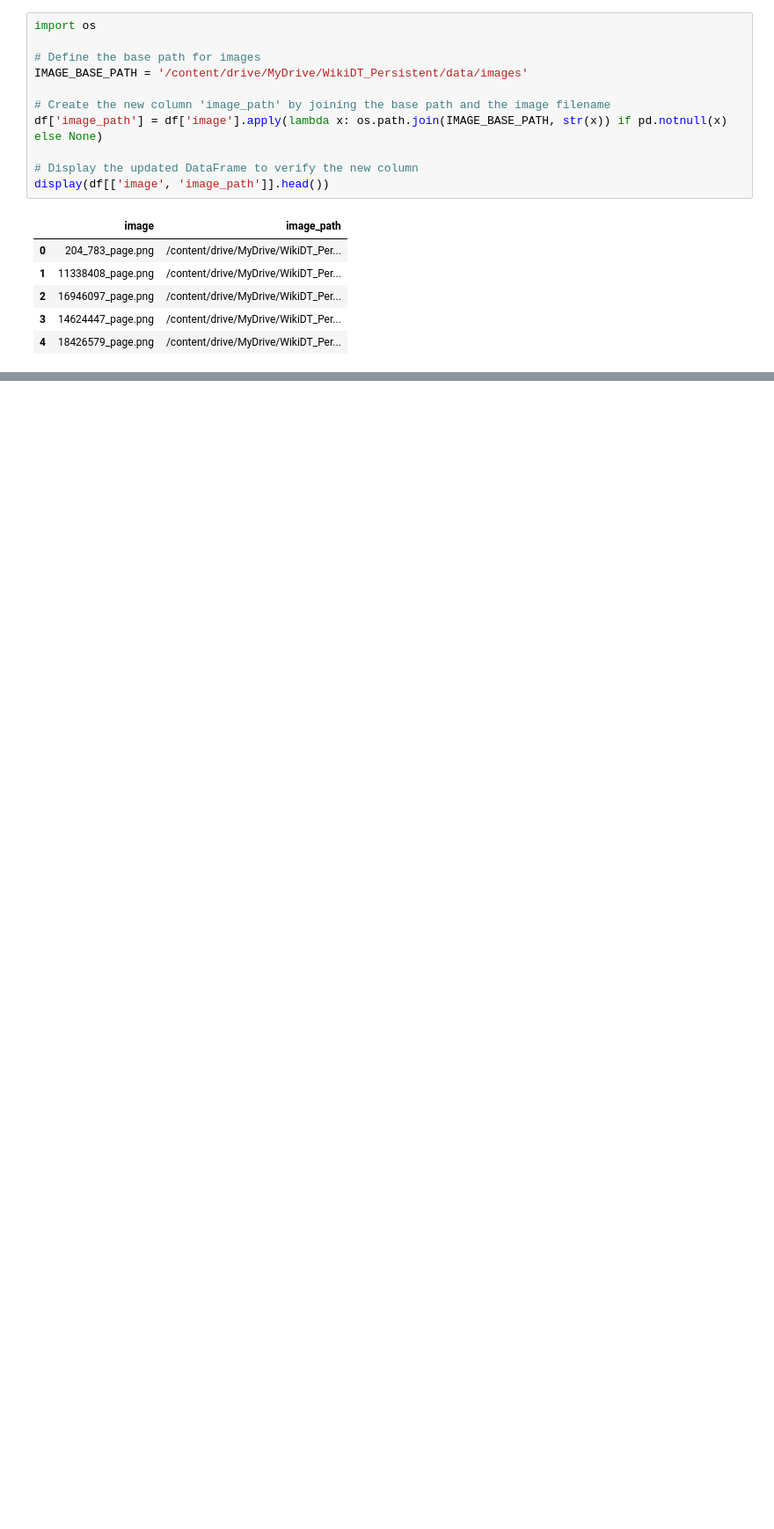
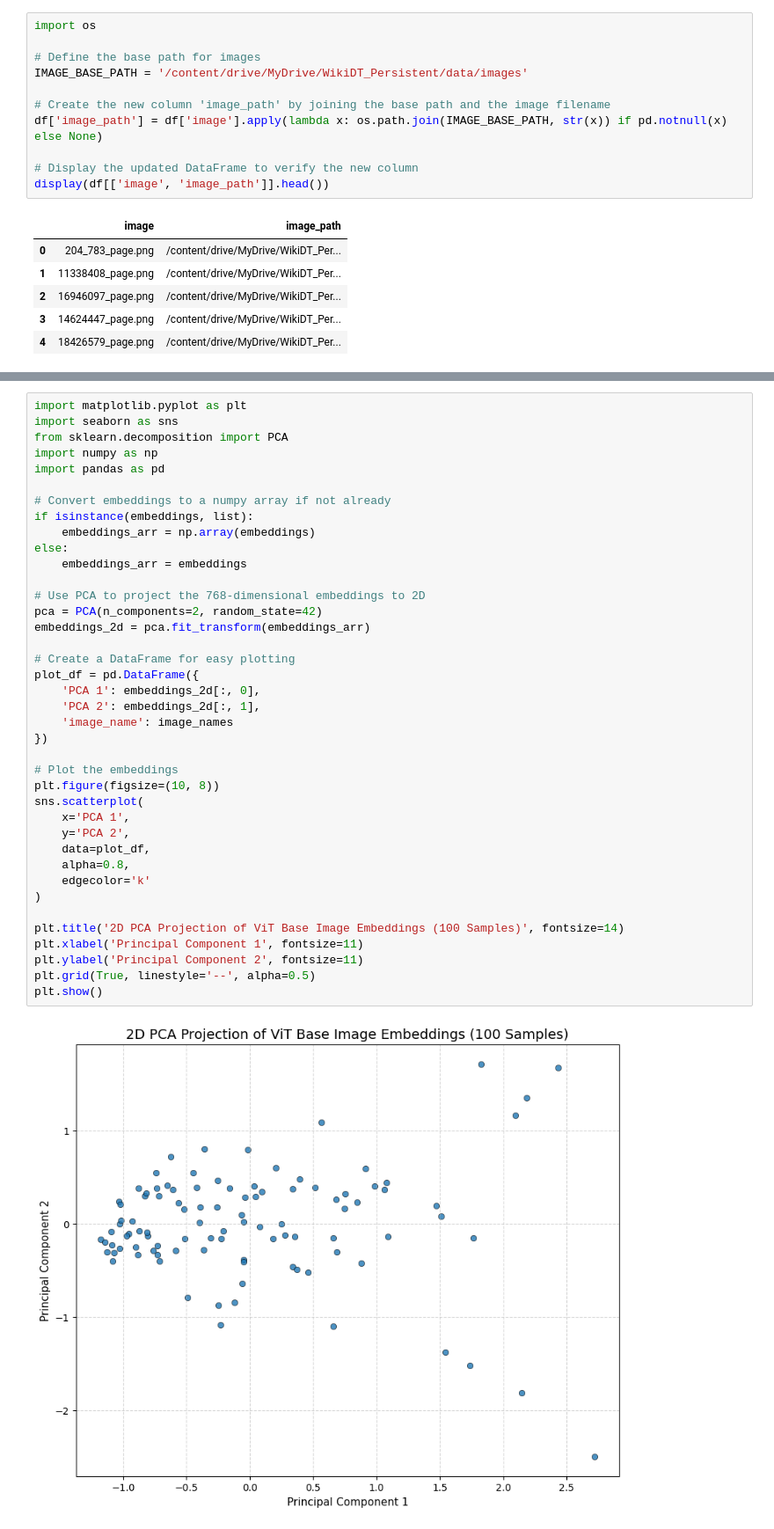
Before and after one commit to fayedraza1234/image-to-text-for-qa, a Jupyter notebook: EDA/EDA_image_QA_OCR.ipynb, the cells around one changed output, grey strips where cells are left out. Shown at 88% size. Drawn from its saved outputs; the diff is of its cells as text; blank space fills up the shorter version.

Commit message:
VIT model with full image

```diff
--- a/EDA/EDA_image_QA_OCR.ipynb
+++ b/EDA/EDA_image_QA_OCR.ipynb
@@ -101,0 +331,41 @@ DataFrame successfully saved to /content/drive/MyDrive/WikiDT_Persistent/QA_imag
+# %%
+import matplotlib.pyplot as plt
+import seaborn as sns
+from sklearn.decomposition import PCA
+import numpy as np
+import pandas as pd
+
+# Convert embeddings to a numpy array if not already
+if isinstance(embeddings, list):
+    embeddings_arr = np.array(embeddings)
+else:
+    embeddings_arr = embeddings
+
+# Use PCA to project the 768-dimensional embeddings to 2D
+pca = PCA(n_components=2, random_state=42)
+embeddings_2d = pca.fit_transform(embeddings_arr)
+
+# Create a DataFrame for easy plotting
+plot_df = pd.DataFrame({
+    'PCA 1': embeddings_2d[:, 0],
+    'PCA 2': embeddings_2d[:, 1],
+    'image_name': image_names
+})
+
+# Plot the embeddings
+plt.figure(figsize=(10, 8))
+sns.scatterplot(
+    x='PCA 1',
+    y='PCA 2',
+    data=plot_df,
+    alpha=0.8,
+    edgecolor='k'
+)
+
+plt.title('2D PCA Projection of ViT Base Image Embeddings (100 Samples)', fontsize=14)
+plt.xlabel('Principal Component 1', fontsize=11)
+plt.ylabel('Principal Component 2', fontsize=11)
+plt.grid(True, linestyle='--', alpha=0.5)
+plt.show()
+# %% [output]
+[figure, added]
```
Also changed, not shown: parts of 9 cells of this notebook.
